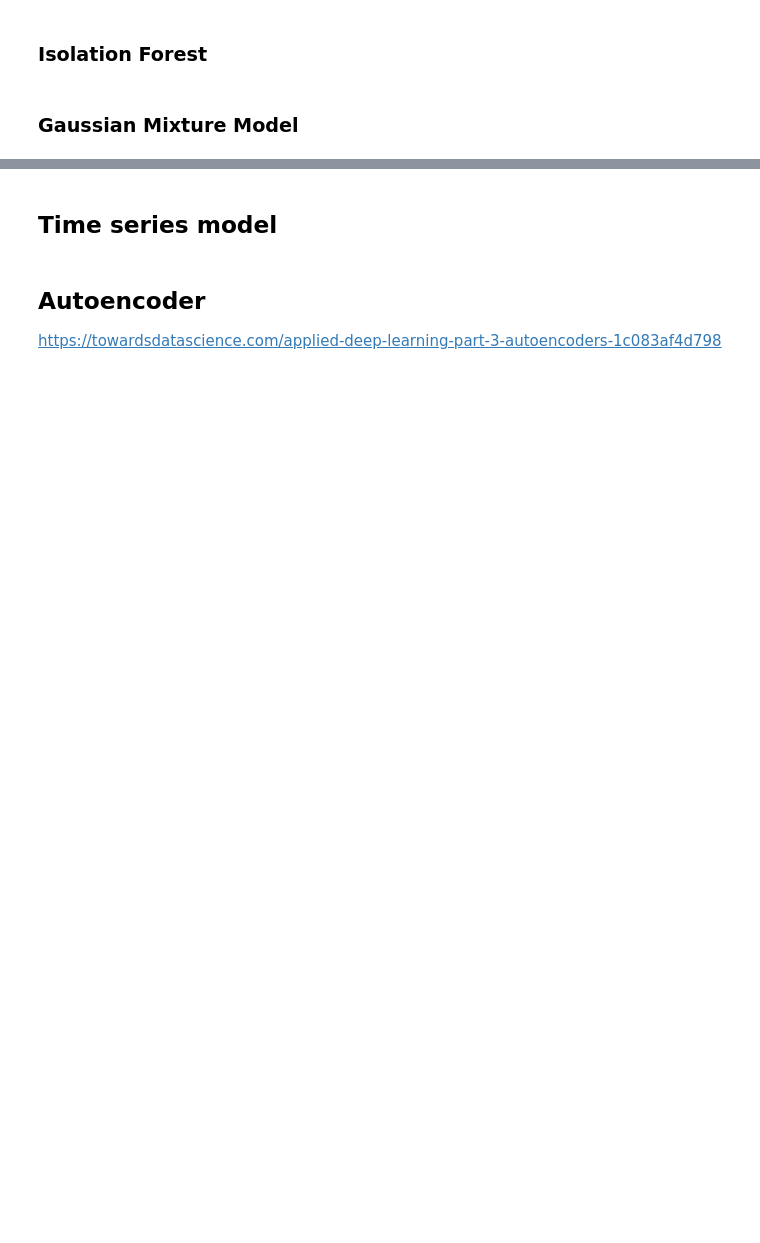
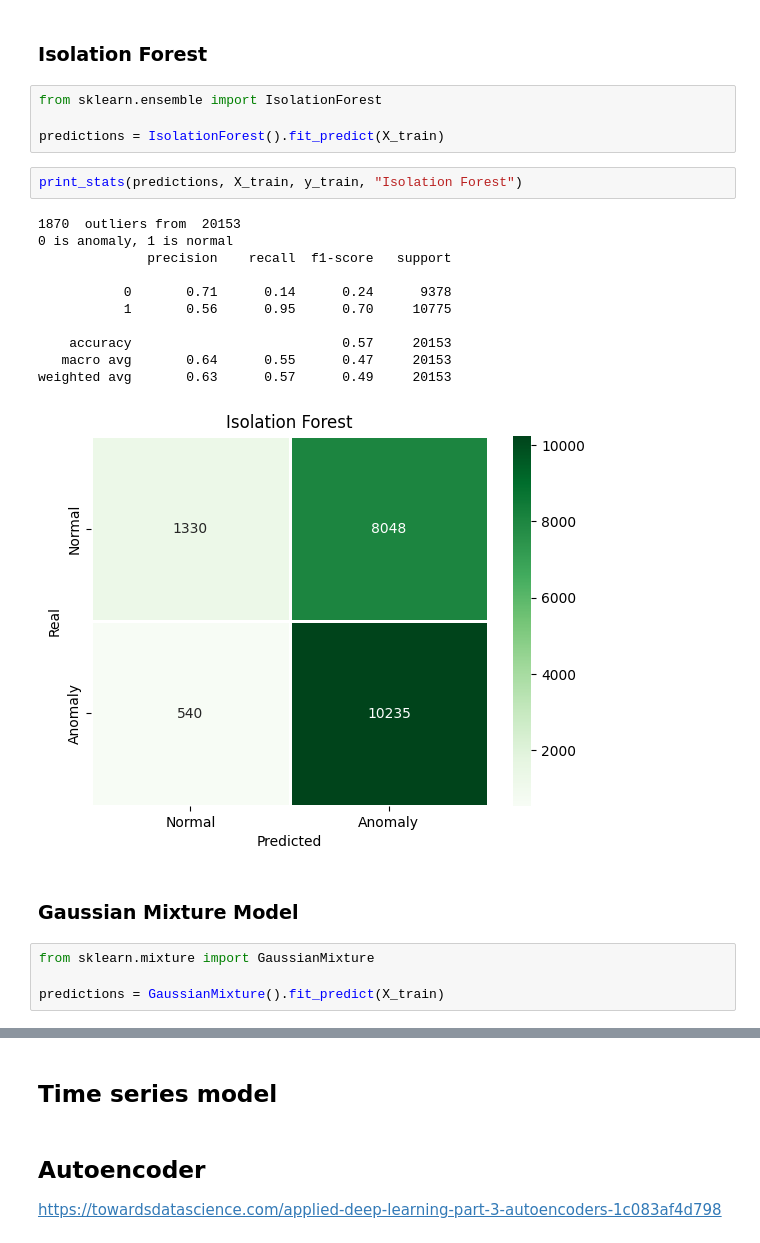
Before and after one commit to phoenixday/ml-algorithms, a Jupyter notebook: network-anomaly-detection.ipynb, the cells around one changed output, grey strips where cells are left out. Cells and saved outputs as stored; diff of their text form; blank space fills up the shorter version.

```diff
--- a/network-anomaly-detection.ipynb
+++ b/network-anomaly-detection.ipynb
@@ -37,4 +315,26 @@ https://youtube.com/playlist?list=PLVppujud2yJo0qnXjWVAa8h7fxbFJHtfJ&feature=sha
 # %% [markdown]
 ### Isolation Forest
+# %%
+from sklearn.ensemble import IsolationForest
+
+predictions = IsolationForest().fit_predict(X_train)
+# %%
+print_stats(predictions, X_train, y_train, "Isolation Forest")
+# %% [output]
+1870  outliers from  20153
+0 is anomaly, 1 is normal
+              precision    recall  f1-score   support
+
+           0       0.71      0.14      0.24      9378
+           1       0.56      0.95      0.70     10775
+
+    accuracy                           0.57     20153
+   macro avg       0.64      0.55      0.47     20153
+weighted avg       0.63      0.57      0.49     20153
+[figure, added]
 # %% [markdown]
 ### Gaussian Mixture Model
+# %%
+from sklearn.mixture import GaussianMixture
+
+predictions = GaussianMixture().fit_predict(X_train)
```
Also changed, not shown: parts of 30 cells of this notebook.
